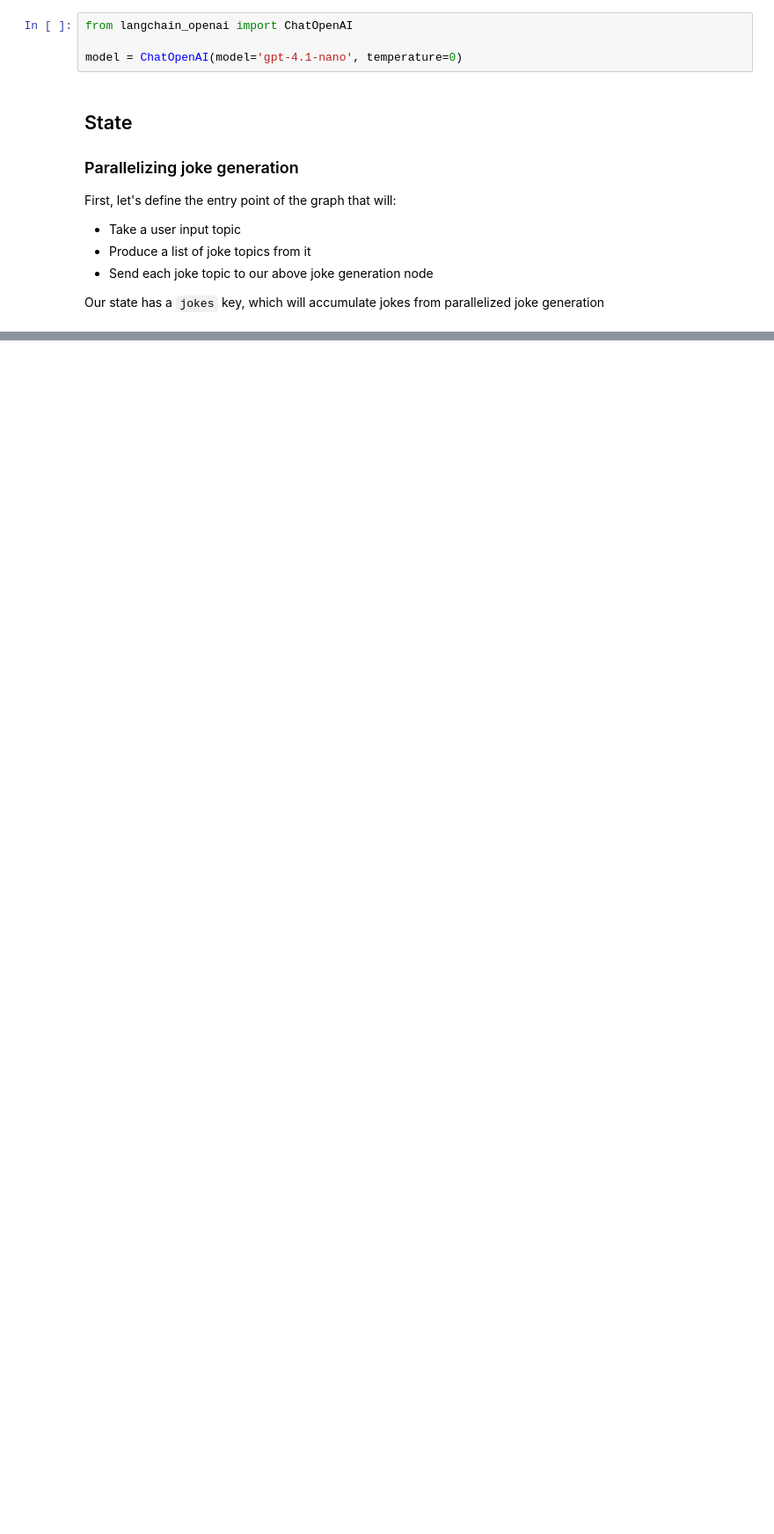
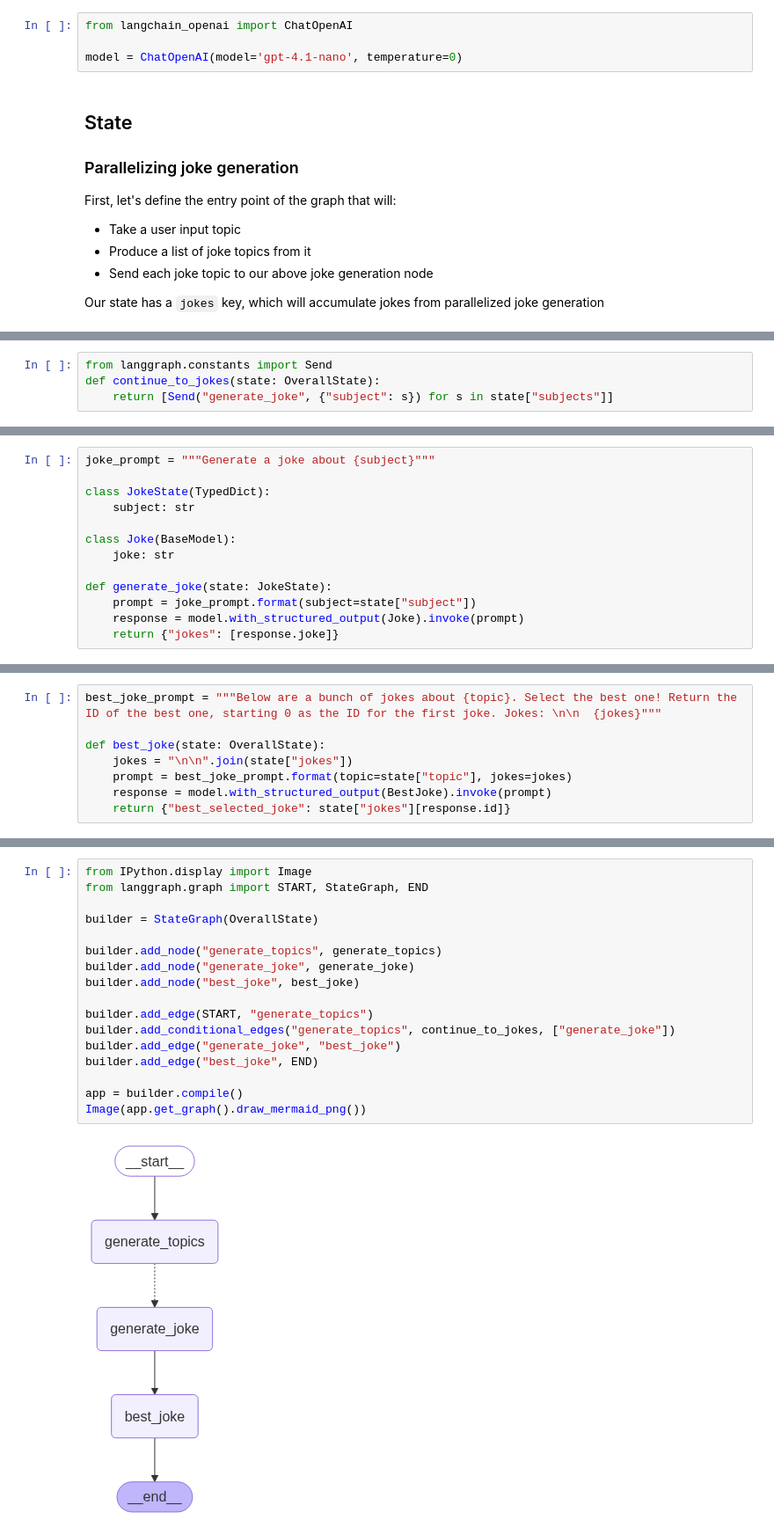
Before and after one commit to Raahul-G/AI-Agent-Langchain, a Jupyter notebook: Module_4.ipynb, the cells around one changed output, grey strips where cells are left out. Shown at 88% size. Drawn from its saved outputs; the diff is of its cells as text; blank space fills up the shorter version.

```diff
--- a/Module_4.ipynb
+++ b/Module_4.ipynb
@@ -775,0 +813,4 @@ Our state has a `jokes` key, which will accumulate jokes from parallelized joke
+# %%
+from langgraph.constants import Send
+def continue_to_jokes(state: OverallState):
+    return [Send("generate_joke", {"subject": s}) for s in state["subjects"]]
@@ -775,0 +819,13 @@ Our state has a `jokes` key, which will accumulate jokes from parallelized joke
+# %%
+joke_prompt = """Generate a joke about {subject}"""
+
+class JokeState(TypedDict):
+    subject: str
+
+class Joke(BaseModel):
+    joke: str
+
+def generate_joke(state: JokeState):
+    prompt = joke_prompt.format(subject=state["subject"])
+    response = model.with_structured_output(Joke).invoke(prompt)
+    return {"jokes": [response.joke]}
@@ -775,0 +834,8 @@ Our state has a `jokes` key, which will accumulate jokes from parallelized joke
+# %%
+best_joke_prompt = """Below are a bunch of jokes about {topic}. Select the best one! Return the ID of the best one, starting 0 as the ID for the first joke. Jokes: \n\n  {jokes}"""
+
+def best_joke(state: OverallState):
+    jokes = "\n\n".join(state["jokes"])
+    prompt = best_joke_prompt.format(topic=state["topic"], jokes=jokes)
+    response = model.with_structured_output(BestJoke).invoke(prompt)
+    return {"best_selected_joke": state["jokes"][response.id]}
@@ -775,0 +844,19 @@ Our state has a `jokes` key, which will accumulate jokes from parallelized joke
+# %%
+from IPython.display import Image
+from langgraph.graph import START, StateGraph, END
+
+builder = StateGraph(OverallState)
+
+builder.add_node("generate_topics", generate_topics)
+builder.add_node("generate_joke", generate_joke)
+builder.add_node("best_joke", best_joke)
+
+builder.add_edge(START, "generate_topics")
+builder.add_conditional_edges("generate_topics", continue_to_jokes, ["generate_joke"])
+builder.add_edge("generate_joke", "best_joke")
+builder.add_edge("best_joke", END)
+
+app = builder.compile()
+Image(app.get_graph().draw_mermaid_png())
+# %% [output]
+[figure, added]
```
Also changed, not shown: parts of 8 cells of this notebook.
